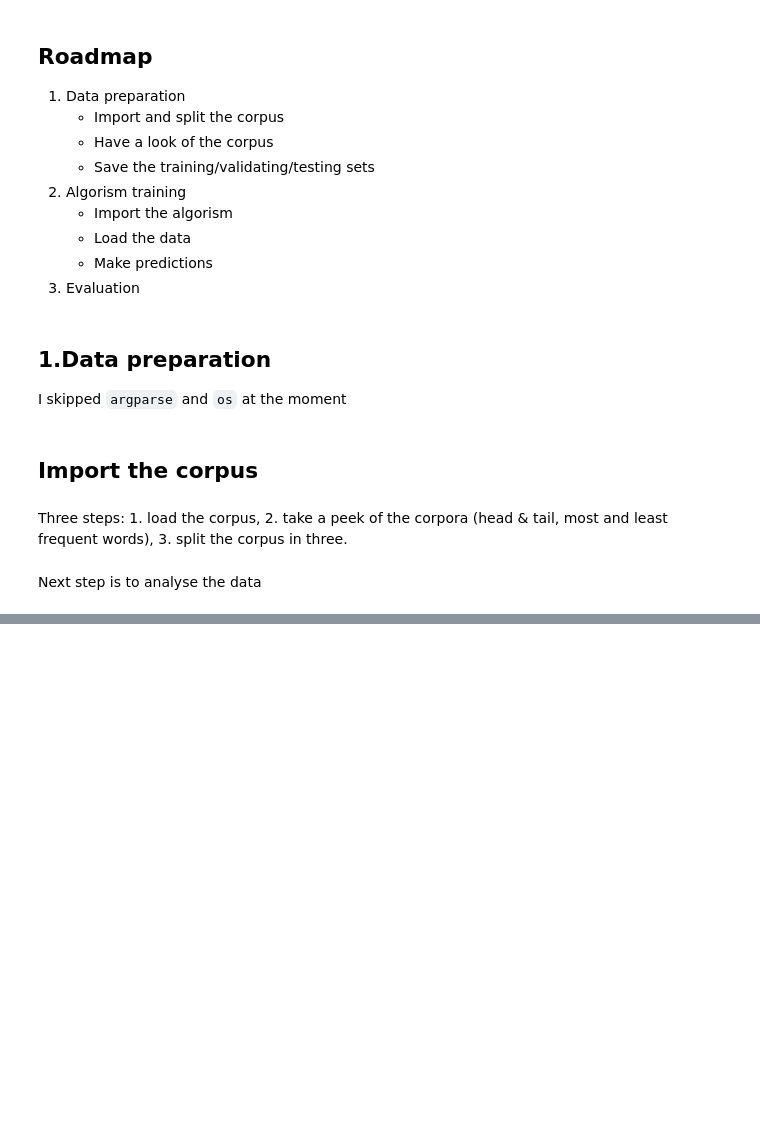
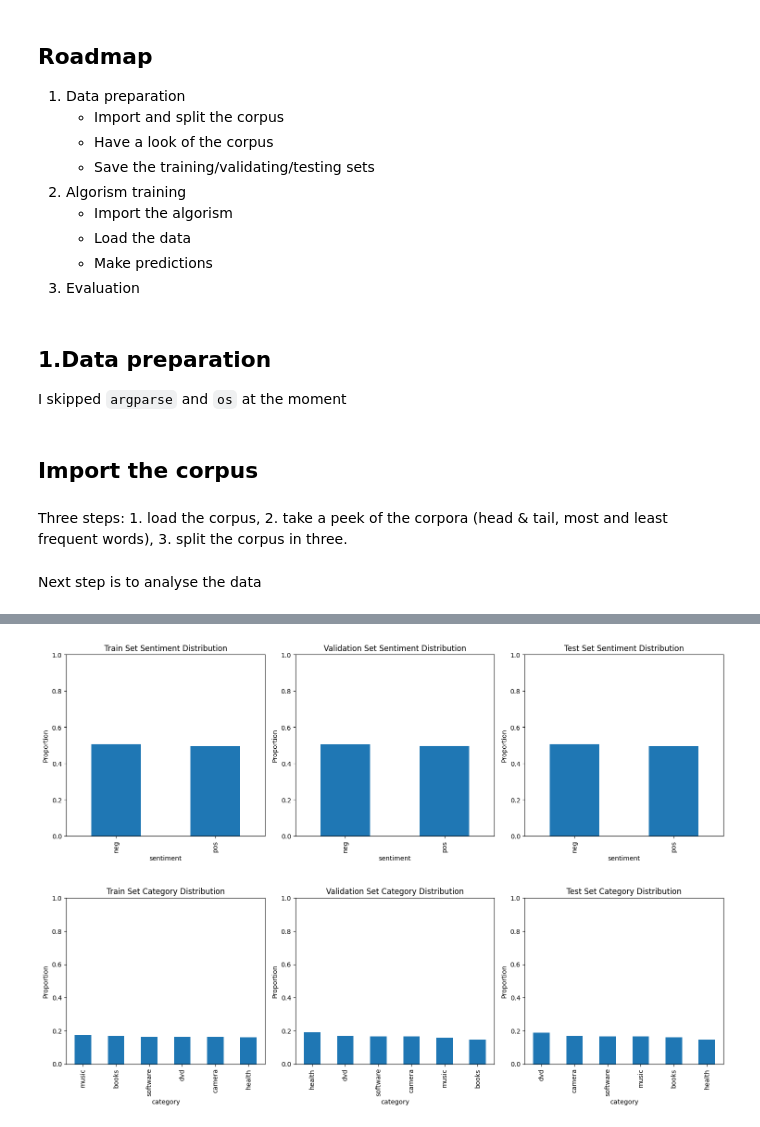
Before and after one commit to hongxuzhou/Learning-From-Data-Week1, a Jupyter notebook: Assignment1_Naive_Bayes.ipynb, the cells around one changed output, grey strips where cells are left out. Drawn from its saved outputs; the diff is of its cells as text; code cells hidden in the pictures; blank space fills up the shorter version.

Commit message:
Finished the corpus preparation part

```diff
--- a/Assignment1_Naive_Bayes.ipynb
+++ b/Assignment1_Naive_Bayes.ipynb
@@ -76,0 +122,66 @@ def corpus_overview(df, n = 10):
+# %%
+#I resorted to ChatGPT when doing this part, extra careful!!!
+from sklearn.model_selection import train_test_split
+
+def split_corpus(df, train_size=0.7, val_size=0.15, test_size=0.15, stratify_col='sentiment'):
+    # First, split off the test set
+    train_val, test = train_test_split(df, test_size=test_size, stratify=df[stratify_col], random_state=42)
+
+    # Then, split the remaining data into train and validation sets
+    relative_val_size = val_size / (train_size + val_size)
+    train, val = train_test_split(train_val, test_size=relative_val_size, stratify=train_val[stratify_col], random_state=42)
+
+    return train, val, test
+
+def analyze_split(df, name):
+    print(f"\n{name} set:")
+    print(f"Total samples: {len(df)}")
+    print("Sentiment distribution:")
+    print(df['sentiment'].value_counts(normalize=True))
+    print("Category distribution:")
+    print(df['category'].value_counts(normalize=True))
+
+# Load the corpus
+#corpus_file = 'path/to/your/corpus.txt'  # Replace with your actual file path
+#df = read_corpus(corpus_file)
+
+# Split the corpus
+train, val, test = split_corpus(df)
+
+# Analyze each split
+for name, split in [("Training", train), ("Validation", val), ("Test", test)]:
+    analyze_split(split, name)
+
+# Visualize sentiment distribution in each split
+plt.figure(figsize=(15, 5))
+
+splits = [train, val, test]
+names = ['Train', 'Validation', 'Test']
+
+for i, (split, name) in enumerate(zip(splits, names)):
+    plt.subplot(1, 3, i+1)
+    split['sentiment'].value_counts(normalize=True).plot(kind='bar')
+    plt.title(f'{name} Set Sentiment Distribution')
+    plt.ylabel('Proportion')
+    plt.ylim(0, 1)
+
+plt.tight_layout()
+plt.show()
+
+# Visualize topic distribution in each split
+plt.figure(figsize=(15, 5))
+
+for i, (split, name) in enumerate(zip(splits, names)):
+    plt.subplot(1, 3, i+1)
+    split['category'].value_counts(normalize=True).plot(kind='bar')
+    plt.title(f'{name} Set Category Distribution')
+    plt.ylabel('Proportion')
+    plt.ylim(0, 1)
+
+plt.tight_layout()
+plt.show()
+
+'''
+I got the meaning of this code, but it's quite challenging for me to write it from scratch
+'''
+# %% [output]
@@ -76,0 +205,2 @@ def corpus_overview(df, n = 10):
+[figure, added]
+[figure, added]
```
Also changed, not shown: parts of 8 cells of this notebook.
